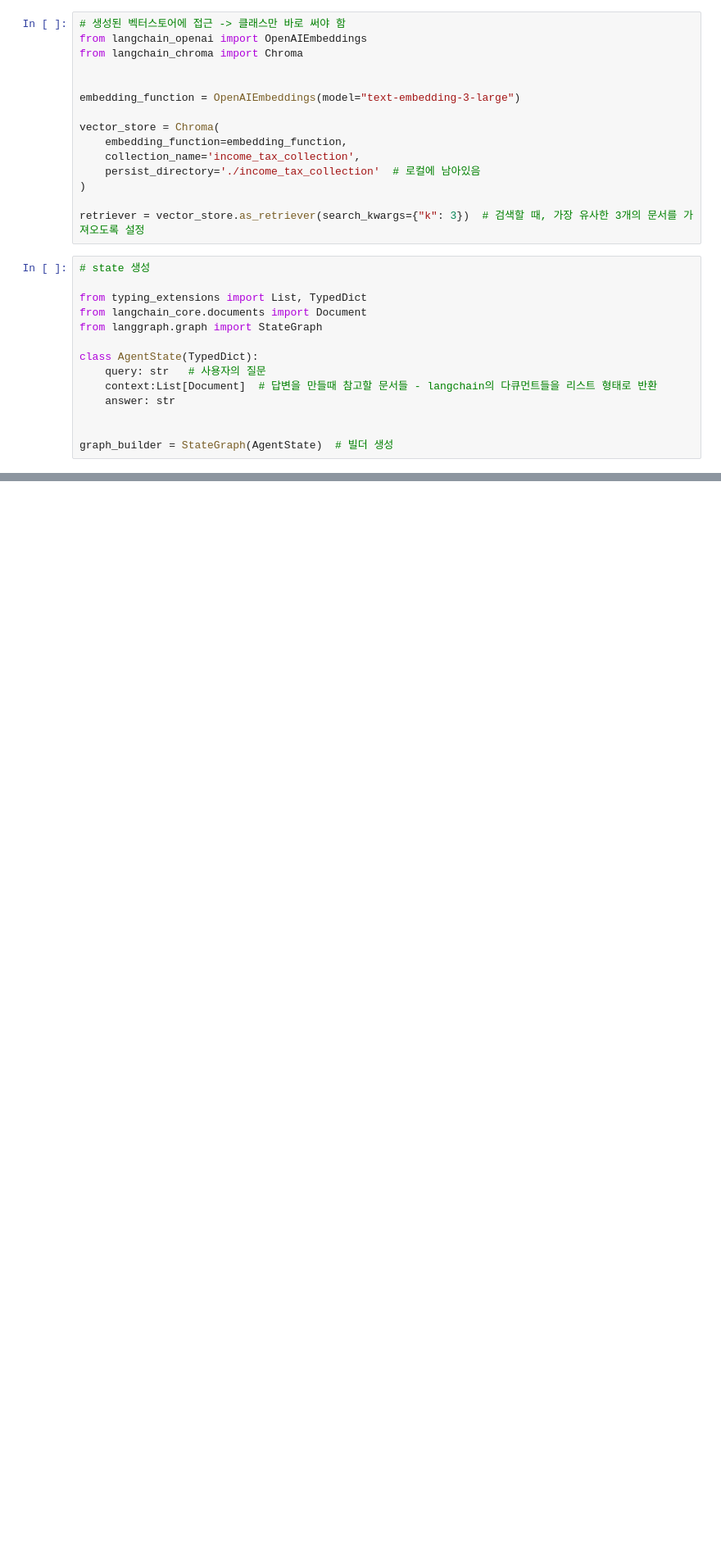
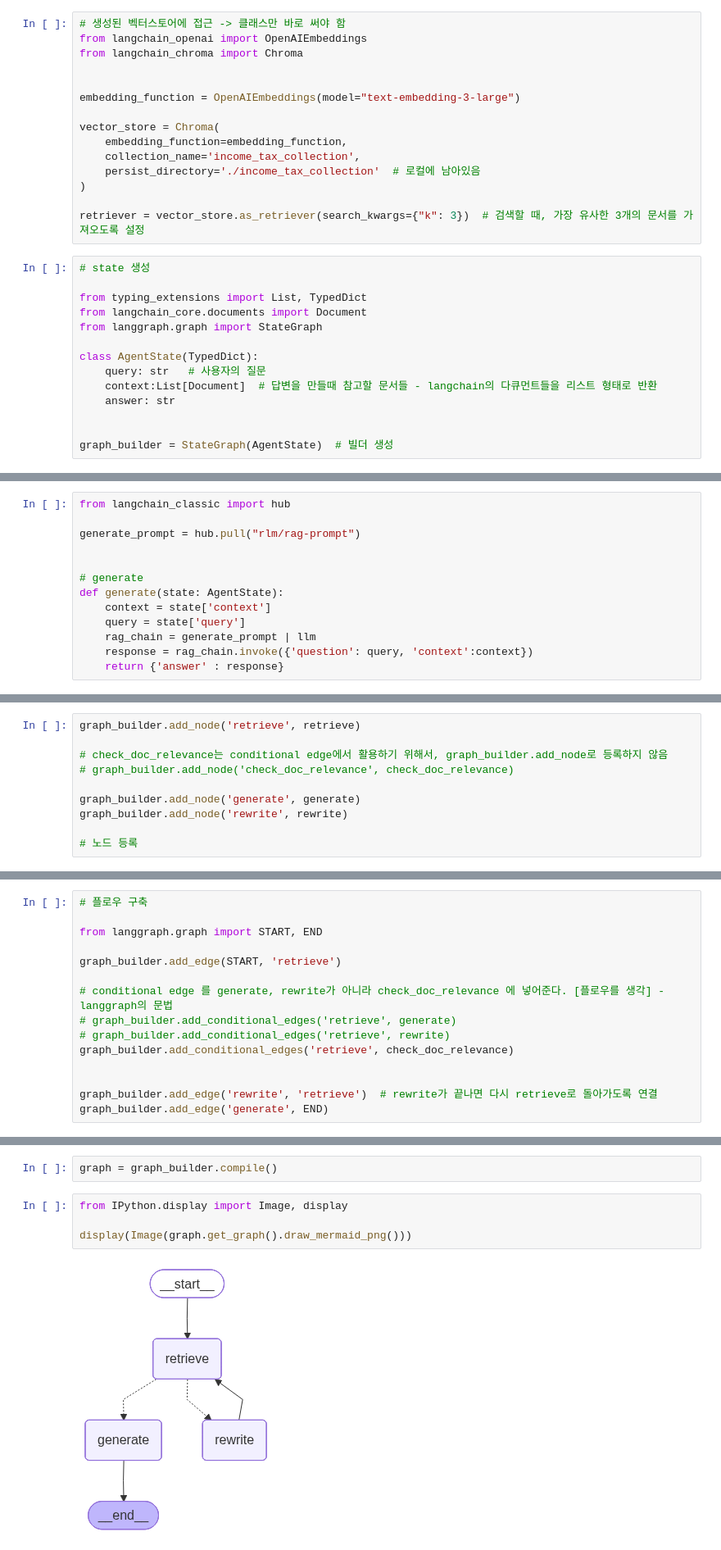
Before and after one commit to YurimPark04/langgraph-agent, a Jupyter notebook: 3. rewrite.ipynb, the cells around one changed output, grey strips where cells are left out. Shown at 82% size. Cells and saved outputs as stored; diff of their text form; blank space fills up the shorter version.

Commit message:
rewrite

```diff
--- a/3. rewrite.ipynb
+++ b/3. rewrite.ipynb
@@ -54,0 +61,13 @@ def retrieve(state:AgentState):
+# %%
+from langchain_classic import hub
+
+generate_prompt = hub.pull("rlm/rag-prompt")
+
+
+# generate
+def generate(state: AgentState):
+    context = state['context']
+    query = state['query']
+    rag_chain = generate_prompt | llm
+    response = rag_chain.invoke({'question': query, 'context':context})
+    return {'answer' : response}
@@ -54,0 +140,10 @@ def retrieve(state:AgentState):
+# %%
+graph_builder.add_node('retrieve', retrieve)
+
+# check_doc_relevance는 conditional edge에서 활용하기 위해서, graph_builder.add_node로 등록하지 않음
+# graph_builder.add_node('check_doc_relevance', check_doc_relevance)
+
+graph_builder.add_node('generate', generate)
+graph_builder.add_node('rewrite', rewrite)
+
+# 노드 등록
@@ -54,0 +152,15 @@ def retrieve(state:AgentState):
+# %%
+# 플로우 구축
+
+from langgraph.graph import START, END
+
+graph_builder.add_edge(START, 'retrieve')
+
+# conditional edge 를 generate, rewrite가 아니라 check_doc_relevance 에 넣어준다. [플로우를 생각] - langgraph의 문법
+# graph_builder.add_conditional_edges('retrieve', generate)
+# graph_builder.add_conditional_edges('retrieve', rewrite)
+graph_builder.add_conditional_edges('retrieve', check_doc_relevance)
+
+
+graph_builder.add_edge('rewrite', 'retrieve')  # rewrite가 끝나면 다시 retrieve로 돌아가도록 연결
+graph_builder.add_edge('generate', END)
@@ -54,0 +169,8 @@ def retrieve(state:AgentState):
+# %%
+graph = graph_builder.compile()
+# %%
+from IPython.display import Image, display
+
+display(Image(graph.get_graph().draw_mermaid_png()))
+# %% [output]
+[figure, added]
```
Also changed, not shown: parts of 14 cells of this notebook, 5 other files.
